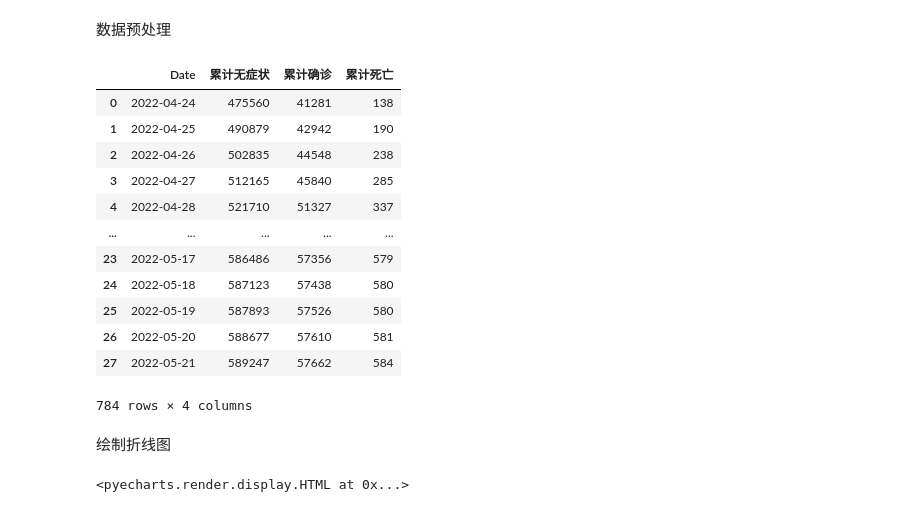
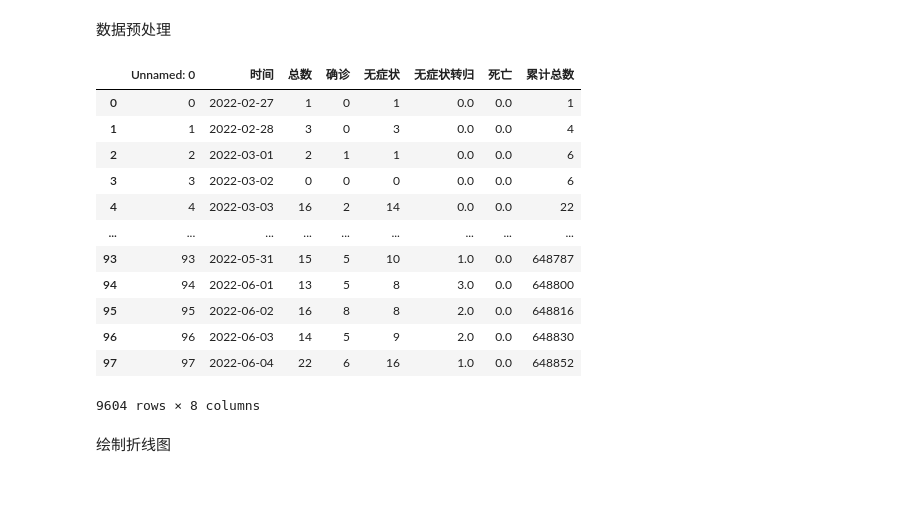
Before and after one commit to soulwinter/Shanghai2022-COVID19-Analysis, a Jupyter notebook: 全市累计新增.ipynb, the cells around one changed output. Saved outputs shown, nothing was run; the diff lists cells and outputs as text; code cells hidden in the pictures.

```diff
--- a/全市累计新增.ipynb
+++ b/全市累计新增.ipynb
@@ -21,55 +21,29 @@ CurrentConfig.ONLINE_HOST = "https://cdn.kesci.com/lib/pyecharts_assets/"
 # %% [markdown]
 数据预处理
 # %%
-date_list = pd.date_range(start='2022-04-24', end='2022-05-21')
+date_list = pd.date_range(start='2022-02-27', end='2022-06-04')
 date_str_list = [str(i.year)+str(i.month).zfill(2)+str(i.day).zfill(2) for i in date_list]
 # %%
 
 df_list = []
 for date in date_str_list:
-    df = pd.read_csv('CaseInfo/cumulative.csv')
-    df= df.drop(columns = ["累计出院"])#删除“累计出院”这一列
+    df = pd.read_csv('EstimateRt\processed.csv').fillna(0)#处理空值为0
     df_list.append(df)
 df_city = pd.concat(df_list)
 df_city
 # %% [output]
-|  | Date | 累计无症状 | 累计确诊 | 累计死亡 |
-| 0 | 2022-04-24 | 475560 | 41281 | 138 |
-| 1 | 2022-04-25 | 490879 | 42942 | 190 |
-| 2 | 2022-04-26 | 502835 | 44548 | 238 |
-| 3 | 2022-04-27 | 512165 | 45840 | 285 |
-| 4 | 2022-04-28 | 521710 | 51327 | 337 |
-| ... | ... | ... | ... | ... |
-| 23 | 2022-05-17 | 586486 | 57356 | 579 |
-| 24 | 2022-05-18 | 587123 | 57438 | 580 |
-| 25 | 2022-05-19 | 587893 | 57526 | 580 |
-| 26 | 2022-05-20 | 588677 | 57610 | 581 |
-| 27 | 2022-05-21 | 589247 | 57662 | 584 |
+|  | Unnamed: 0 | 时间 | 总数 | 确诊 | 无症状 | 无症状转归 | 死亡 | 累计总数 |
+| 0 | 0 | 2022-02-27 | 1 | 0 | 1 | 0.0 | 0.0 | 1 |
+| 1 | 1 | 2022-02-28 | 3 | 0 | 3 | 0.0 | 0.0 | 4 |
+| 2 | 2 | 2022-03-01 | 2 | 1 | 1 | 0.0 | 0.0 | 6 |
+| 3 | 3 | 2022-03-02 | 0 | 0 | 0 | 0.0 | 0.0 | 6 |
+| 4 | 4 | 2022-03-03 | 16 | 2 | 14 | 0.0 | 0.0 | 22 |
+| ... | ... | ... | ... | ... | ... | ... | ... | ... |
+| 93 | 93 | 2022-05-31 | 15 | 5 | 10 | 1.0 | 0.0 | 648787 |
+| 94 | 94 | 2022-06-01 | 13 | 5 | 8 | 3.0 | 0.0 | 648800 |
+| 95 | 95 | 2022-06-02 | 16 | 8 | 8 | 2.0 | 0.0 | 648816 |
+| 96 | 96 | 2022-06-03 | 14 | 5 | 9 | 2.0 | 0.0 | 648830 |
+| 97 | 97 | 2022-06-04 | 22 | 6 | 16 | 1.0 | 0.0 | 648852 |
-784 rows × 4 columns
+9604 rows × 8 columns
 # %% [markdown]
 绘制折线图
-# %%
-#df = px.data.gapminder().query("country=='Canada'")
-# fig = px.line(df, x="Date", y=['累计无症状','累计确诊','累计死亡'], title='上海全市累计新增',markers=True)
-# fig.show()
-
-# 将图表改为 Pyecharts
-# TODO: 数据不全，是从 4 月 24 号开始的
-dates = df['Date'].tolist()
-quezhen = df['累计确诊'].tolist()
-wuzhengzhuang = df['累计无症状'].tolist()
-
-line = (Line()
-        .add_xaxis(dates)
-        .add_yaxis('累计确诊',quezhen)
-        .add_yaxis('累计无症状',wuzhengzhuang)
-        .set_series_opts(label_opts=opts.LabelOpts(is_show=False))
-        .set_global_opts(
-
-            datazoom_opts=[opts.DataZoomOpts(), opts.DataZoomOpts(type_="inside")],
-        )
-        )
-
-line.render_notebook()
-# %% [output]
-<pyecharts.render.display.HTML at 0x...>
```
Also changed, not shown: parts of 1 cell of this notebook, 1 other file.
